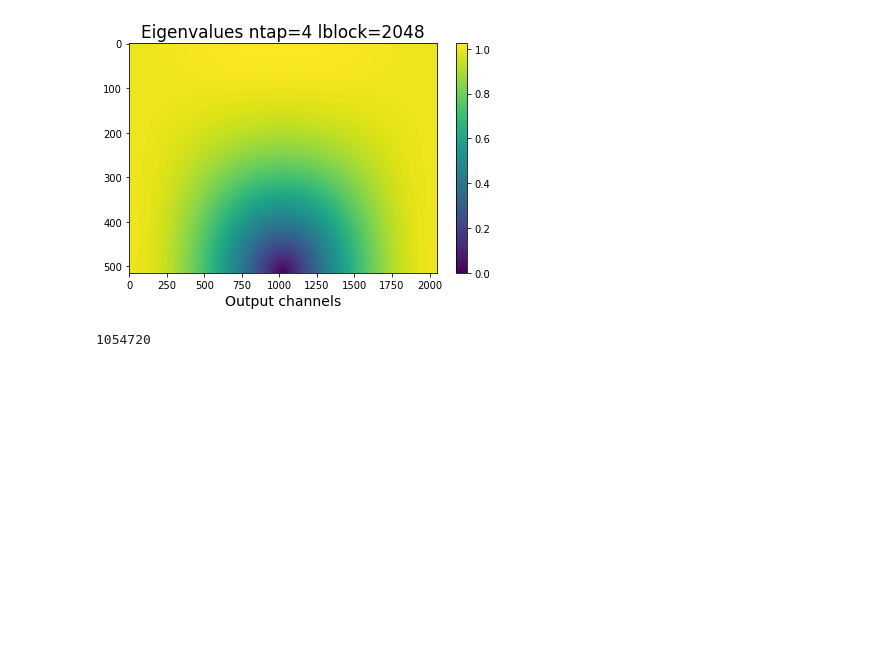
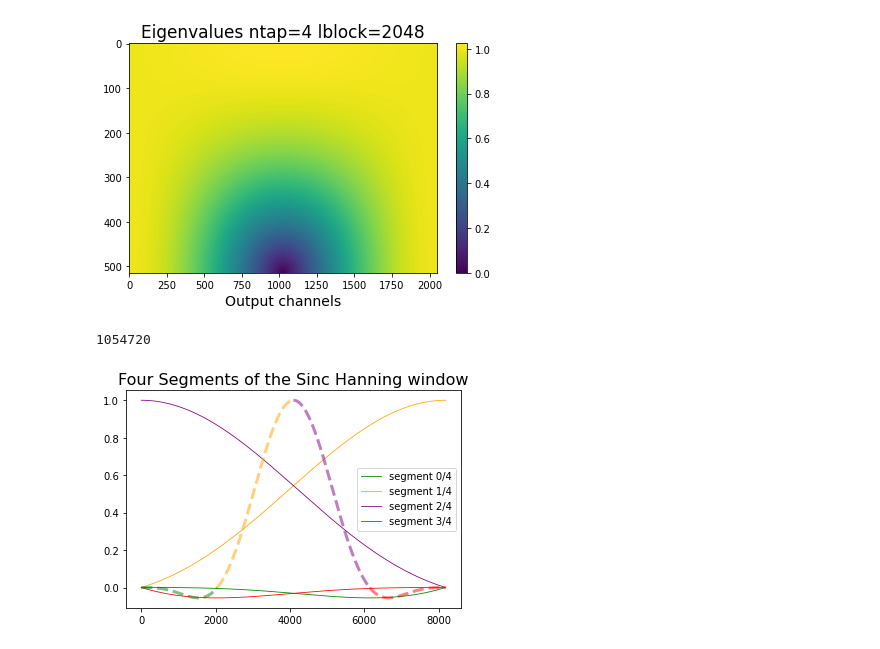
Before and after one commit to dcxSt/pfb-mod, a Jupyter notebook: little_scripts_testing/eigenvalues.ipynb, the cells around one changed output. Drawn from its saved outputs; the diff is of its cells as text; code cells hidden in the pictures; blank space fills up the shorter version.

```diff
--- a/little_scripts_testing/eigenvalues.ipynb
+++ b/little_scripts_testing/eigenvalues.ipynb
@@ -40,0 +45,25 @@ m.shape[0]*m.shape[1]
+# %%
+sh = np.sinc(np.linspace(-NTAP//2,NTAP//2,NTAP**2*LBLOCK))*np.hanning(NTAP**2*LBLOCK)
+l = NTAP*LBLOCK
+seg1 = sh[:l]
+seg2 = sh[l:2*l]
+seg3 = sh[2*l:3*l]
+seg4 = sh[3*l:]
+# %%
+# plt.figure(figsize=(8,5))
+for i,(seg,col) in enumerate(zip([seg1,seg2,seg3,seg4],["green","orange","purple","red"])):
+    plt.plot(seg,color=col,linewidth=0.8,label="segment {}/4".format(i))
+
+sinc_hanning = SINC*np.hanning(len(SINC))
+# idxs = np.arange(0,len(SINC),1)
+# plt.plot(sinc_hanning,color="lightblue",label="sinc hanning")
+plt.plot(np.arange(0,LBLOCK), sinc_hanning[np.arange(0,LBLOCK)],"--",color="green",alpha=.5,linewidth=3)#,label="sinc hanning")
+plt.plot(np.arange(LBLOCK,2*LBLOCK),sinc_hanning[np.arange(LBLOCK,2*LBLOCK)],"--",color="orange",alpha=.5,linewidth=3)
+plt.plot(np.arange(LBLOCK*2,3*LBLOCK),sinc_hanning[np.arange(2*LBLOCK,3*LBLOCK)],"--",color="purple",alpha=.5,linewidth=3)
+plt.plot(np.arange(3*LBLOCK,4*LBLOCK),sinc_hanning[np.arange(3*LBLOCK,4*LBLOCK)],"--",color="red",alpha=.5,linewidth=3)
+plt.title("Four Segments of the Sinc Hanning window",fontsize=16)
+plt.legend()
+# plt.savefig("four_segments_of_sinc_hanning.png")
+plt.show()
+# %% [output]
+[figure, added]
```
Also changed, not shown: parts of 2 cells of this notebook, 34 other files.
